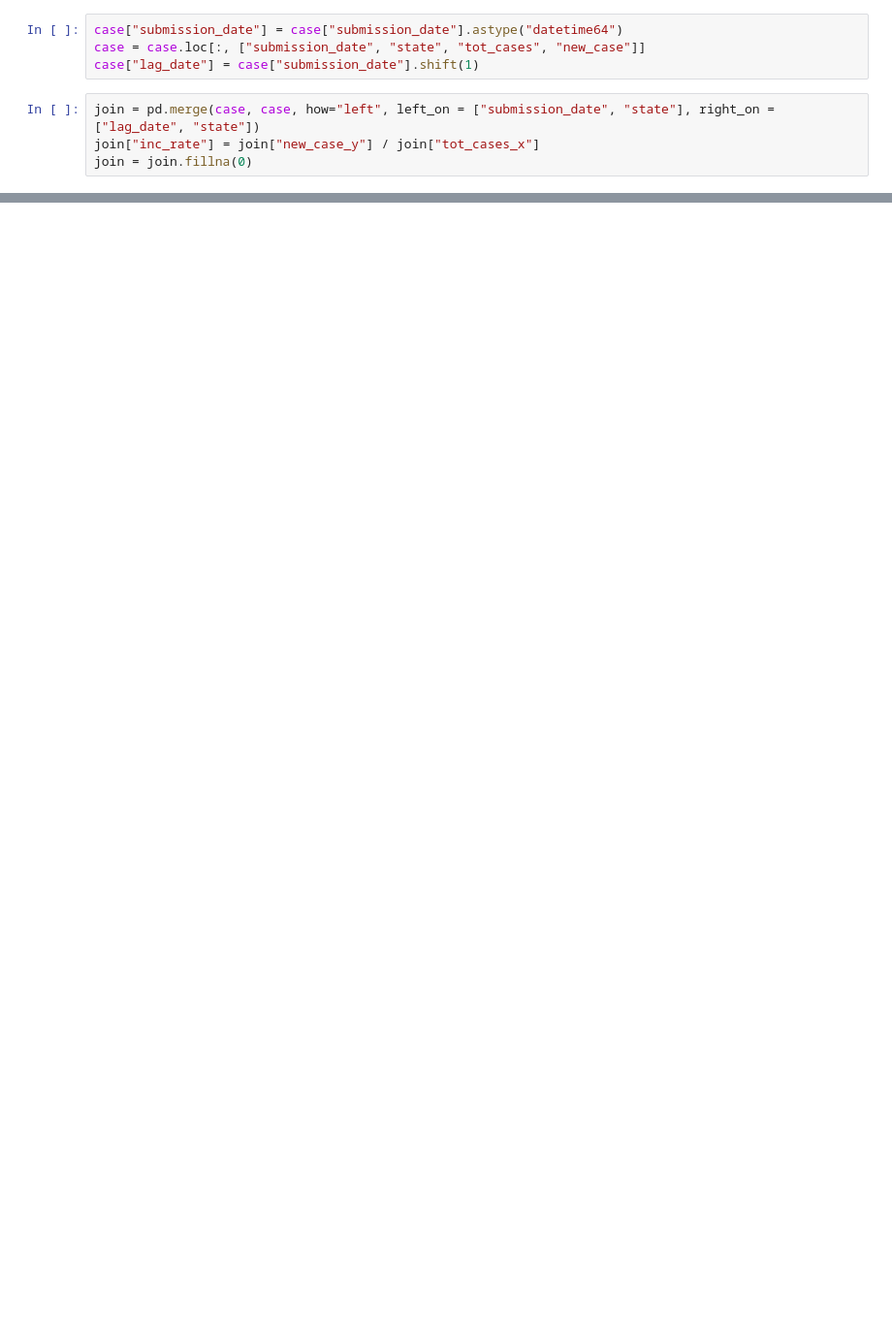
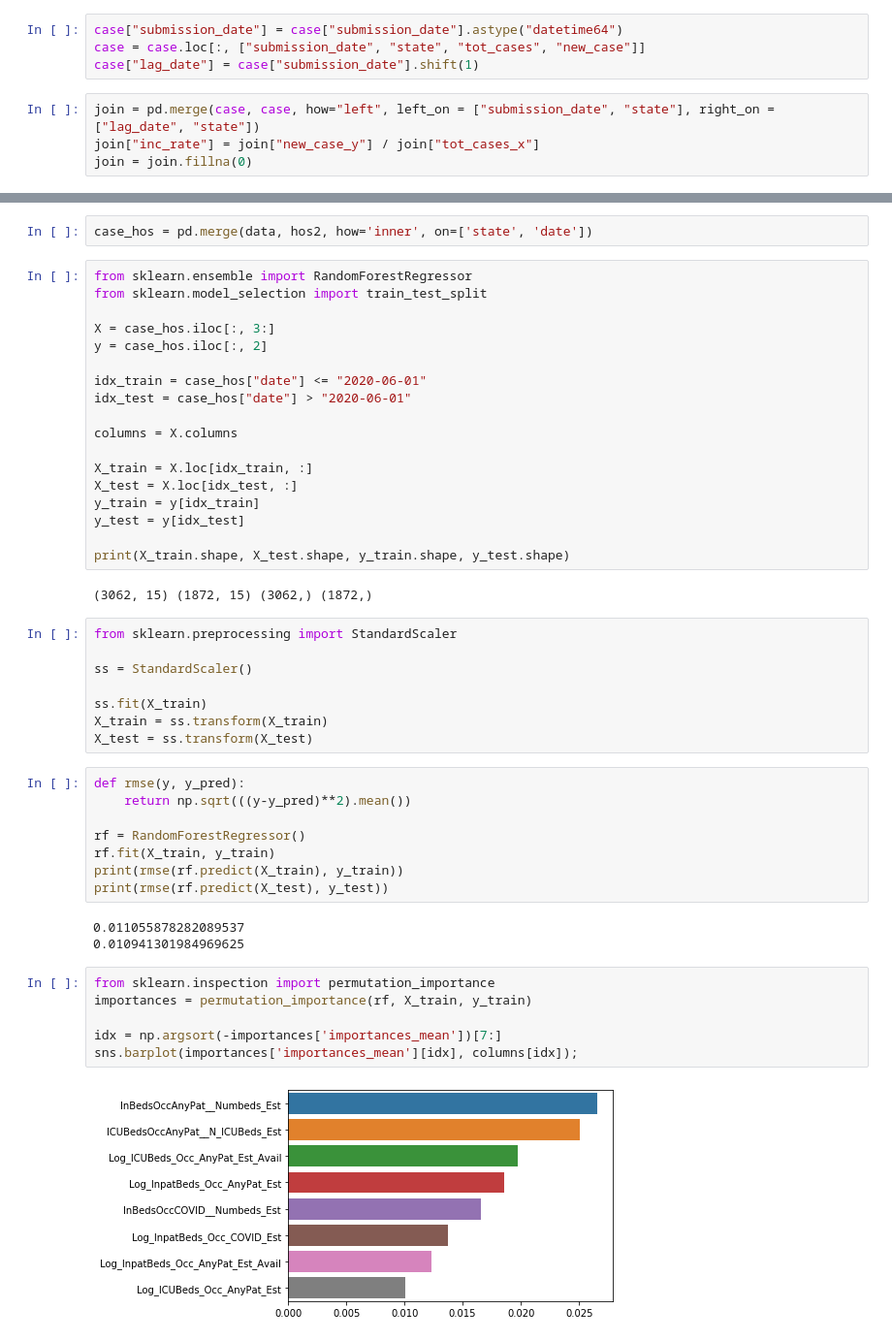
Before and after one commit to QianyinLu/BIOSTAT823-Final-Project, a Jupyter notebook: case level.ipynb, the cells around one changed output, grey strips where cells are left out. Shown at 97% size. Drawn from its saved outputs; the diff is of its cells as text; blank space fills up the shorter version.

```diff
--- a/case level.ipynb
+++ b/case level.ipynb
@@ -75,0 +55,49 @@ hos1.describe().to_csv("hos1_des.csv")
+# %%
+case_hos = pd.merge(data, hos2, how='inner', on=['state', 'date'])
+# %%
+from sklearn.ensemble import RandomForestRegressor
+from sklearn.model_selection import train_test_split
+
+X = case_hos.iloc[:, 3:]
+y = case_hos.iloc[:, 2]
+
+idx_train = case_hos["date"] <= "2020-06-01"
+idx_test = case_hos["date"] > "2020-06-01"
+
+columns = X.columns
+
+X_train = X.loc[idx_train, :]
+X_test = X.loc[idx_test, :]
+y_train = y[idx_train]
+y_test = y[idx_test]
+
+print(X_train.shape, X_test.shape, y_train.shape, y_test.shape)
+# %% [output]
+(3062, 15) (1872, 15) (3062,) (1872,)
+# %%
+from sklearn.preprocessing import StandardScaler
+
+ss = StandardScaler()
+
+ss.fit(X_train)
+X_train = ss.transform(X_train)
+X_test = ss.transform(X_test)
+# %%
+def rmse(y, y_pred):
+    return np.sqrt(((y-y_pred)**2).mean())
+
+rf = RandomForestRegressor()
+rf.fit(X_train, y_train)
+print(rmse(rf.predict(X_train), y_train))
+print(rmse(rf.predict(X_test), y_test))
+# %% [output]
+0.011055878282089537
+0.010941301984969625
+# %%
+from sklearn.inspection import permutation_importance
+importances = permutation_importance(rf, X_train, y_train)
+
+idx = np.argsort(-importances['importances_mean'])[7:]
+sns.barplot(importances['importances_mean'][idx], columns[idx]);
+# %% [output]
+[figure, added]
```
Also changed, not shown: parts of 9 cells of this notebook.
